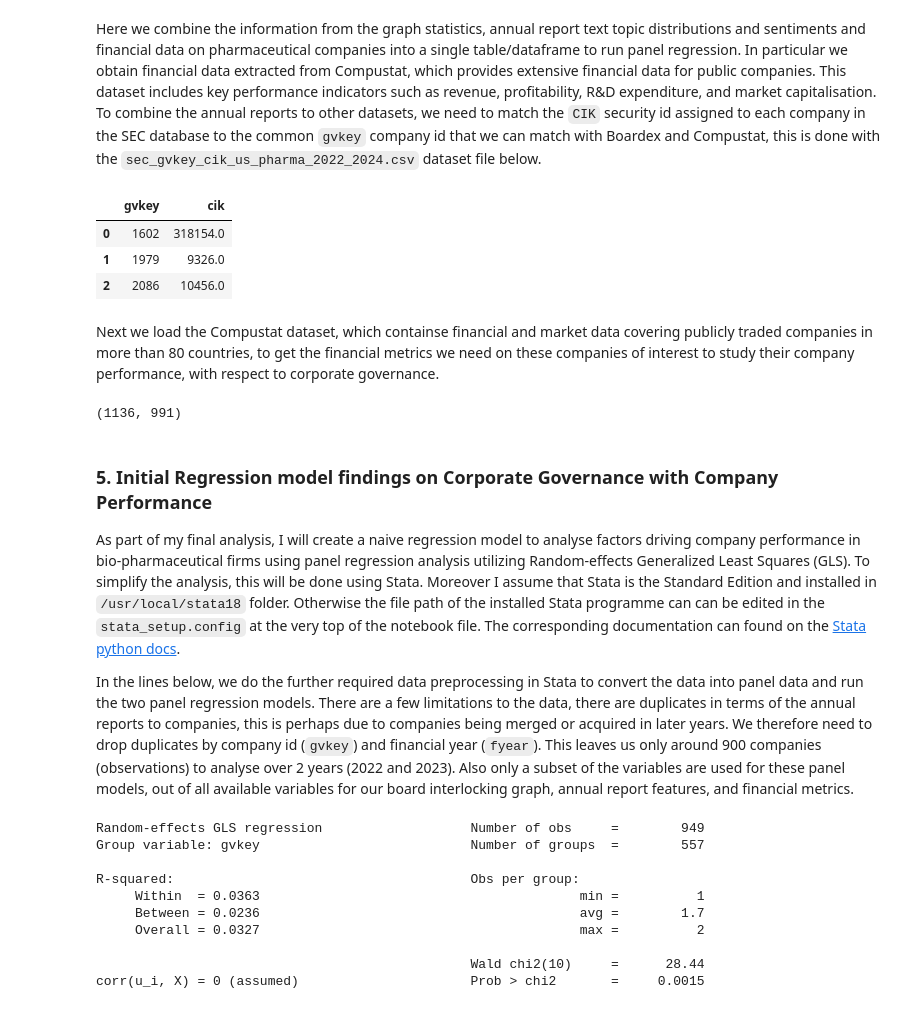
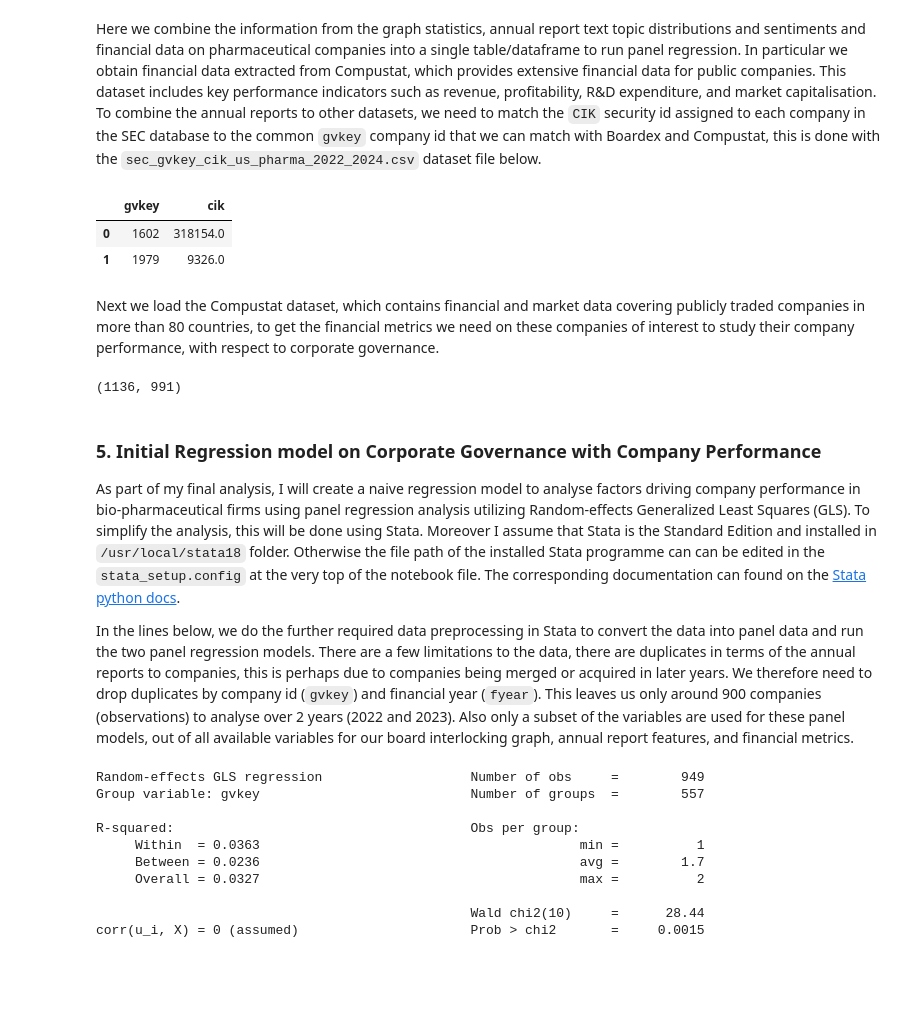
Before and after one commit to PeterHuGC/Imperial_Dissertation_Research, a Jupyter notebook: 5.Final_report_story_telling/EDA_analysis_workflow_planning_implementation_v2.ipynb, the cells around one changed output. Drawn from its saved outputs; the diff is of its cells as text; code cells hidden in the pictures; blank space fills up the shorter version.

```diff
--- a/5.Final_report_story_telling/EDA_analysis_workflow_planning_implementation_v2.ipynb
+++ b/5.Final_report_story_telling/EDA_analysis_workflow_planning_implementation_v2.ipynb
@@ -204,14 +182,13 @@ Here we combine the information from the graph statistics, annual report text to
 # %%
 # get the annual report compustat keys # first step
 ar_key_df = pd.read_csv("raw_data/sec_gvkey_cik_us_pharma_2022_2024.csv", index_col = 0)
-ar_key_df[["gvkey", "cik"]].head(3)
+ar_key_df[["gvkey", "cik"]].head(2)
 # %% [output]
 |  | gvkey | cik |
 | 0 | 1602 | 318154.0 |
 | 1 | 1979 | 9326.0 |
-| 2 | 2086 | 10456.0 |
 # %% [markdown]
-Next we load the Compustat dataset, which containse financial and market data covering publicly traded companies in more than 80 countries, to get the financial metrics we need on these companies of interest to study their company performance, with respect to corporate governance.
+Next we load the Compustat dataset, which contains financial and market data covering publicly traded companies in more than 80 countries, to get the financial metrics we need on these companies of interest to study their company performance, with respect to corporate governance.
 # %%
 # load the compustat data
 compustat_data_df = pd.read_csv("raw_data/compustat_pharma_2021_2024_manual.csv", low_memory=False)
@@ -224,7 +201,7 @@ final_merged_data_df.shape
 # %% [output]
 (1136, 991)
 # %% [markdown]
-### 5. Initial Regression model findings on Corporate Governance with Company Performance
+### 5. Initial Regression model on Corporate Governance with Company Performance
 
 As part of my final analysis, I will create a naive regression model to analyse factors driving company performance in bio-pharmaceutical firms using panel regression analysis utilizing Random-effects Generalized Least Squares (GLS). To simplify the analysis, this will be done using Stata. Moreover I assume that Stata is the Standard Edition and installed in `/usr/local/stata18` folder. Otherwise the file path of the installed Stata programme can  can be edited in the `stata_setup.config` at the very top of the notebook file. The corresponding documentation can found on the [Stata python docs](https://www.stata.com/python/pystata18/stata.html#pystata.stata.run).
 
```
Also changed, not shown: parts of 20 cells of this notebook.
